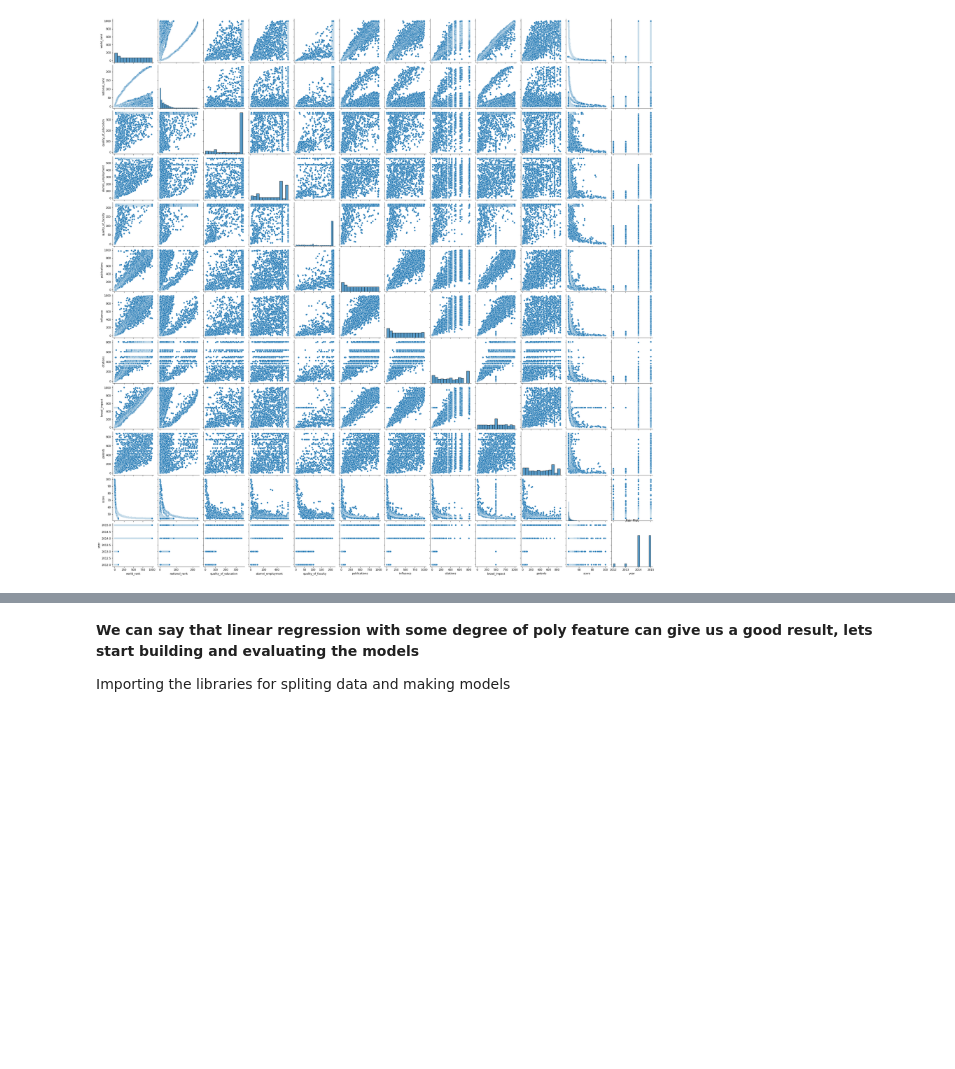
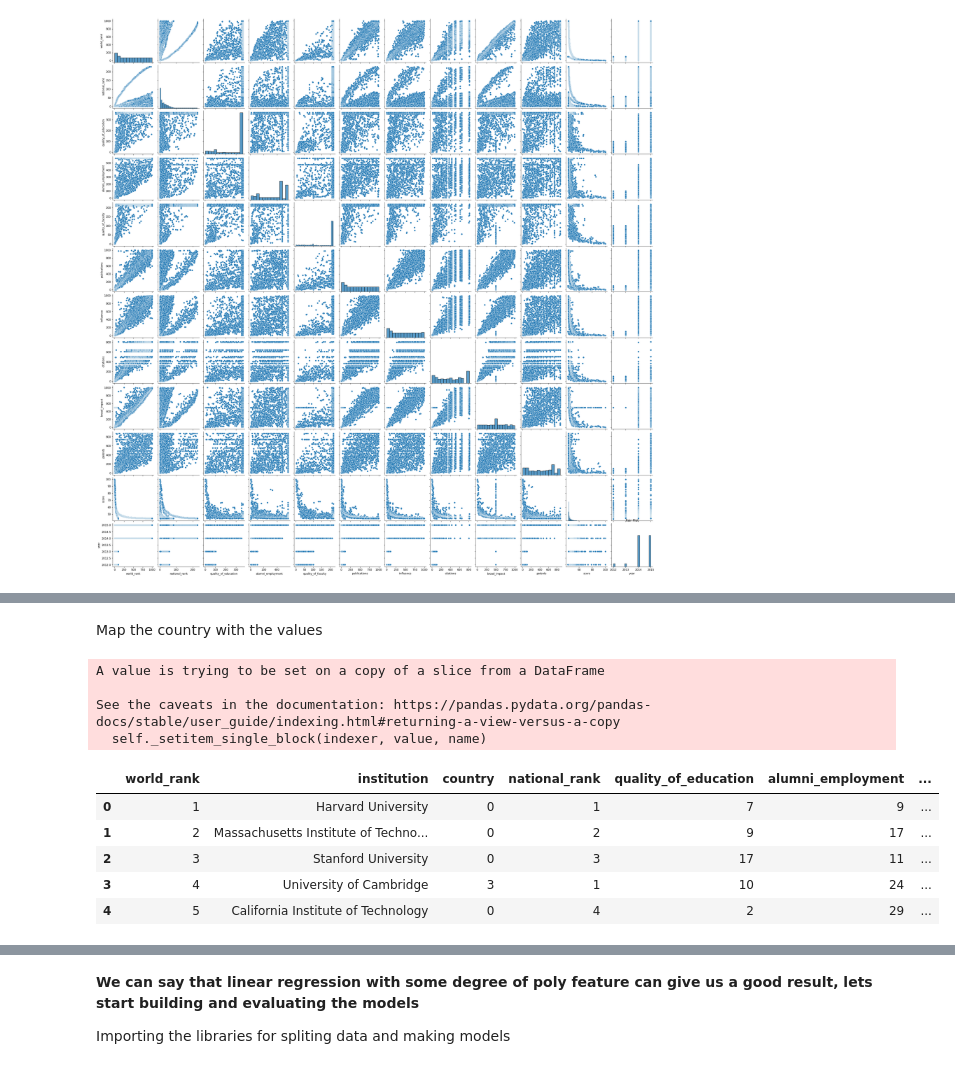
Before and after one commit to NikhilSalvi12/university-world-rank, a Jupyter notebook: World ranking of universities.ipynb, the cells around one changed output, grey strips where cells are left out. Saved outputs shown, nothing was run; the diff lists cells and outputs as text; code cells hidden in the pictures; blank space fills up the shorter version.

```diff
--- a/World ranking of universities.ipynb
+++ b/World ranking of universities.ipynb
@@ -197,0 +220,8 @@ plt.show()
+# %%
+country_df.reset_index(inplace=True)
+
+country_df.columns=["country","count_value"]
+
+country_df["cumsum_per"]=country_df.count_value.cumsum()/country_df.count_value.sum()*100
+
+country_df.head()
@@ -197,0 +237,4 @@ plt.show()
+# %%
+country_list = list(country_df.loc[country_df.cumsum_per > 91,"country"])
+
+country_list
@@ -197,0 +302,24 @@ plt.show()
+# %% [markdown]
+Map the country with the values
+# %%
+for i in range(len(data)):
+    if data.country.loc[i] in country_list:
+        data.country.loc[i] = "Other"
+    else:
+        data.country.iloc[i] = data.country.loc[i]
+
+
+data.country = data.country.map(country_map_dic)
+
+data.head()
+# %% [output]
+A value is trying to be set on a copy of a slice from a DataFrame
+
+See the caveats in the documentation: https://pandas.pydata.org/pandas-docs/stable/user_guide/indexing.html#returning-a-view-versus-a-copy
+  self._setitem_single_block(indexer, value, name)
+|  | world_rank | institution | country | national_rank | quality_of_education | alumni_employment | ... |
+| 0 | 1 | Harvard University | 0 | 1 | 7 | 9 | ... |
+| 1 | 2 | Massachusetts Institute of Techno... | 0 | 2 | 9 | 17 | ... |
+| 2 | 3 | Stanford University | 0 | 3 | 17 | 11 | ... |
+| 3 | 4 | University of Cambridge | 3 | 1 | 10 | 24 | ... |
+| 4 | 5 | California Institute of Technology | 0 | 4 | 2 | 29 | ... |
```
Also changed, not shown: parts of 30 cells of this notebook.
